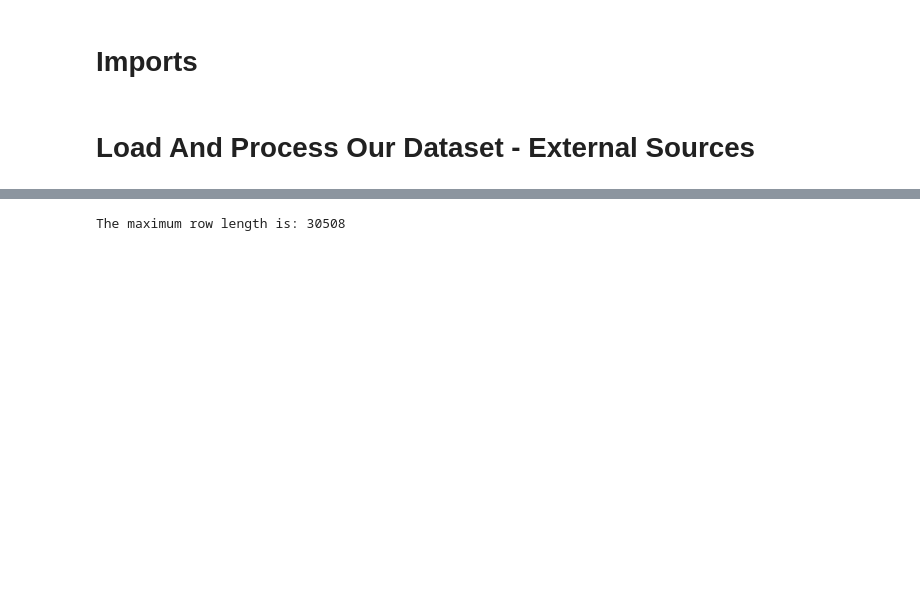
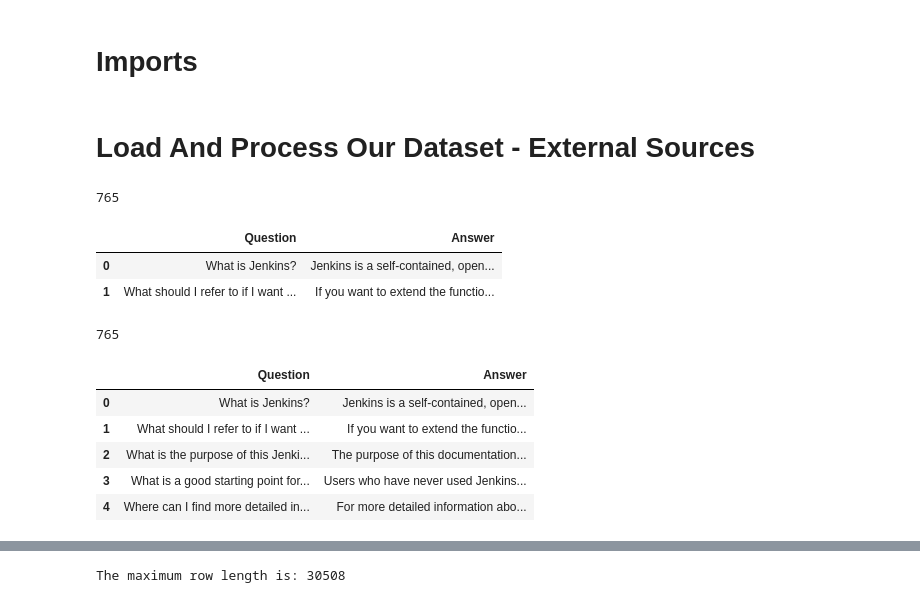
Before and after one commit to nouralmulhem/Enhancing-LLM-with-Jenkins-Knowledge, a Jupyter notebook: src/data preprocessing/preprocessing.ipynb, the cells around one changed output, grey strips where cells are left out. Cells and saved outputs as stored; diff of their text form; code cells hidden in the pictures; blank space fills up the shorter version.

```diff
--- a/src/data preprocessing/preprocessing.ipynb
+++ b/src/data preprocessing/preprocessing.ipynb
@@ -1,9 +1,17 @@
 # %% [markdown]
 # Controllers
 # %%
-file_name = '../../datasets/QueryResultsUpdated.csv'
-questions_col = 'Question Body'
-answers_col = 'Answer Body'
+file_name = '../../datasets/Jenkins Docs QA.csv'
+questions_col = 'Question'
+answers_col = 'Answer'
+
+# file_name = '../../datasets/Community Questions Refined.csv'
+# questions_col = 'questions'
+# answers_col = 'answers'
+
+# file_name = '../../datasets/QueryResultsUpdated.csv'
+# questions_col = 'Question Body'
+# answers_col = 'Answer Body'
 max_sequence_length = 11000
 num_samples = 1000 # None
 # %% [markdown]
@@ -16,3 +24,32 @@ from datasets import Dataset
 # Load And Process Our Dataset - External Sources
 # %%
 raw_data = pd.read_csv(file_name)
+# %%
+len(raw_data)
+# %% [output]
+765
+# %%
+raw_data.head(2)
+# %% [output]
+|  | Question | Answer |
+| 0 | What is Jenkins? | Jenkins is a self-contained, open... |
+| 1 | What should I refer to if I want ... | If you want to extend the functio... |
+# %%
+# Define condition to drop rows where answers_col has a code tag in
+condition = raw_data[answers_col].str.contains('<code>')
+
+# Drop rows based on the condition
+raw_data = raw_data[~condition]
+# %%
+len(raw_data)
+# %% [output]
+765
+# %%
+raw_data.head(5)
+# %% [output]
+|  | Question | Answer |
+| 0 | What is Jenkins? | Jenkins is a self-contained, open... |
+| 1 | What should I refer to if I want ... | If you want to extend the functio... |
+| 2 | What is the purpose of this Jenki... | The purpose of this documentation... |
+| 3 | What is a good starting point for... | Users who have never used Jenkins... |
+| 4 | Where can I find more detailed in... | For more detailed information abo... |
```
Also changed, not shown: parts of 6 cells of this notebook, 1 other file.
